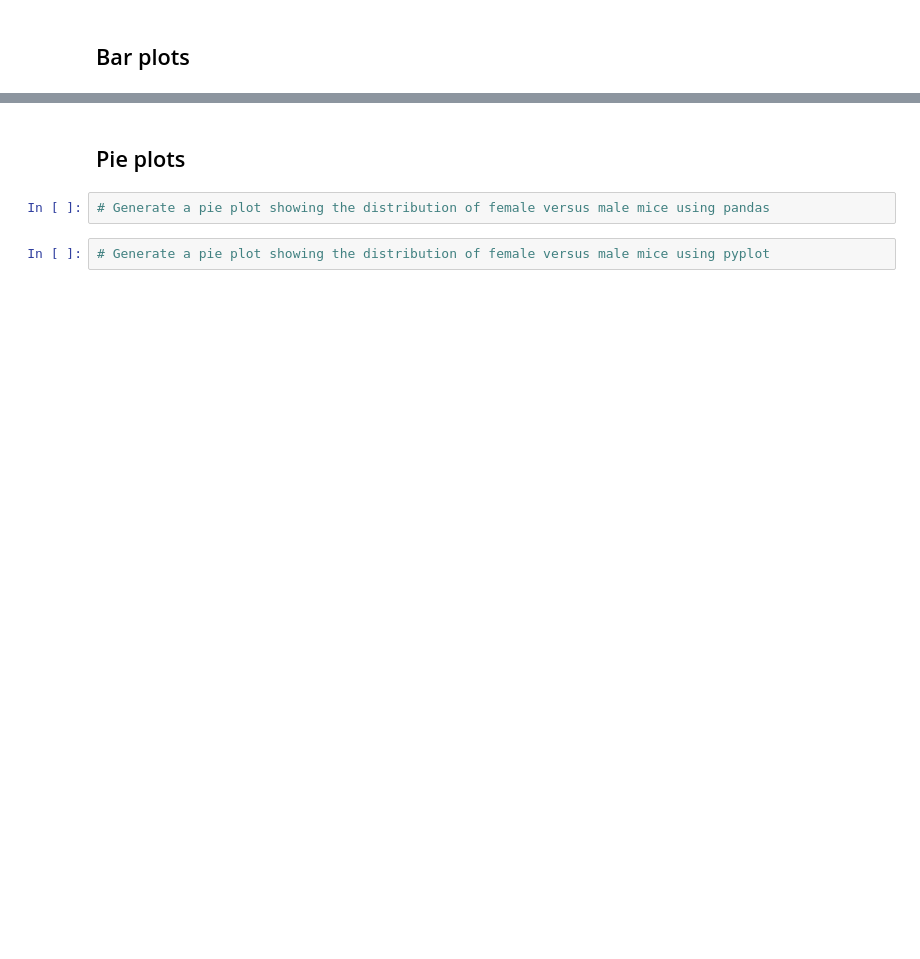
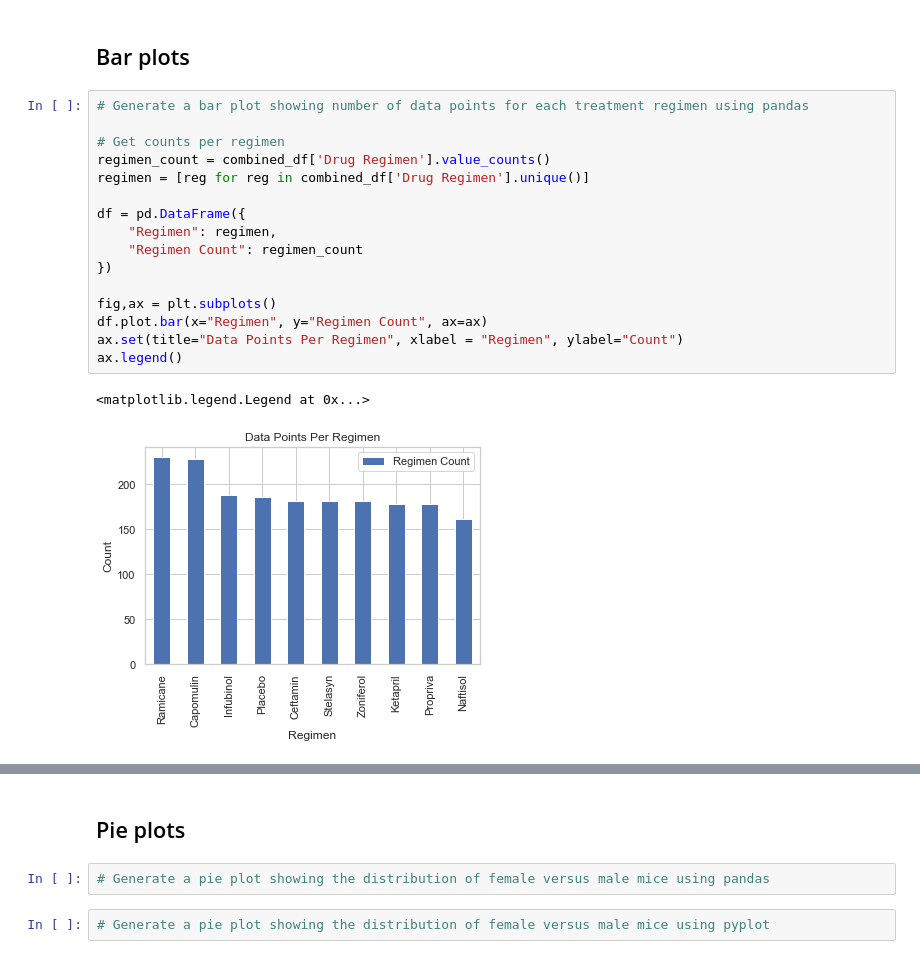
Before and after one commit to prerak-patel/matplotlib-challange, a Jupyter notebook: pymaceuticals_starter.ipynb, the cells around one changed output, grey strips where cells are left out. Drawn from its saved outputs; the diff is of its cells as text; blank space fills up the shorter version.

```diff
--- a/pymaceuticals_starter.ipynb
+++ b/pymaceuticals_starter.ipynb
@@ -50,3 +42,22 @@ groupby_regimen
 # %% [markdown]
 ## Bar plots
+# %%
+# Generate a bar plot showing number of data points for each treatment regimen using pandas
+
+# Get counts per regimen
+regimen_count = combined_df['Drug Regimen'].value_counts()
+regimen = [reg for reg in combined_df['Drug Regimen'].unique()]
+
+df = pd.DataFrame({
+    "Regimen": regimen,
+    "Regimen Count": regimen_count
+})
+
+fig,ax = plt.subplots()
+df.plot.bar(x="Regimen", y="Regimen Count", ax=ax)
+ax.set(title="Data Points Per Regimen", xlabel = "Regimen", ylabel="Count")
+ax.legend()
+# %% [output]
+<matplotlib.legend.Legend at 0x...>
+[figure, added]
 # %%
```
Also changed, not shown: parts of 15 cells of this notebook.
